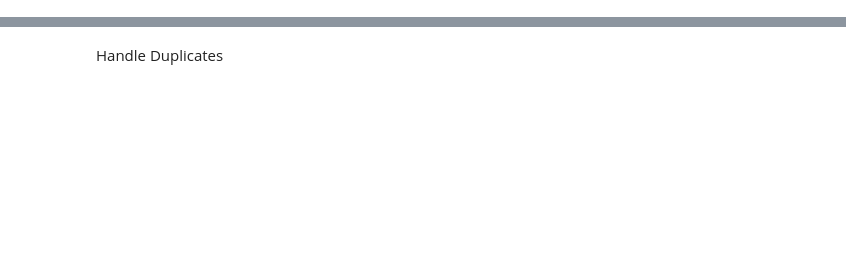
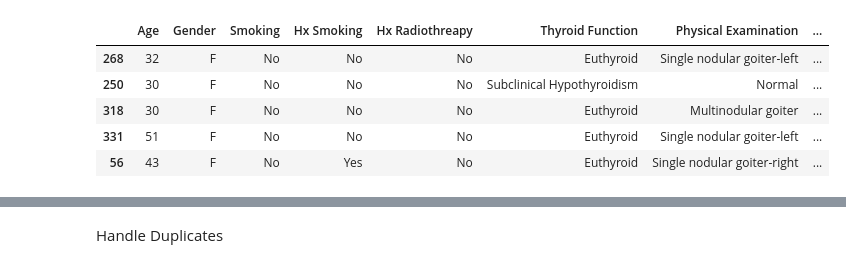
Before and after one commit to madmaxtoastflytiger/CaptStone2-Thyroid-Disease, a Jupyter notebook: Thyroid_DataWraggling.ipynb, the cells around one changed output, grey strips where cells are left out. Drawn from its saved outputs; the diff is of its cells as text; code cells hidden in the pictures; blank space fills up the shorter version.

```diff
--- a/Thyroid_DataWraggling.ipynb
+++ b/Thyroid_DataWraggling.ipynb
@@ -134,0 +35,25 @@ df_PreDataWrangle['Adenopathy'].value_counts()
+# %%
+# get random sample of df
+
+'''
+# Get random rows
+df.sample(n=5, random_state=42)
+
+# Get 10% of rows randomly
+df.sample(frac=0.01,random_state=42)
+
+# To get stratified sample based on a column
+df.groupby('column_name').sample(n=2)
+
+# get remaining samples
+remaining = df.drop(sample.index)
+'''
+
+df.sample(n=5, random_state=42)
+# %% [output]
+|  | Age | Gender | Smoking | Hx Smoking | Hx Radiothreapy | Thyroid Function | Physical Examination | ... |
+| 268 | 32 | F | No | No | No | Euthyroid | Single nodular goiter-left | ... |
+| 250 | 30 | F | No | No | No | Subclinical Hypothyroidism | Normal | ... |
+| 318 | 30 | F | No | No | No | Euthyroid | Multinodular goiter | ... |
+| 331 | 51 | F | No | No | No | Euthyroid | Single nodular goiter-left | ... |
+| 56 | 43 | F | No | Yes | No | Euthyroid | Single nodular goiter-right | ... |
```
Also changed, not shown: parts of 51 cells of this notebook.
